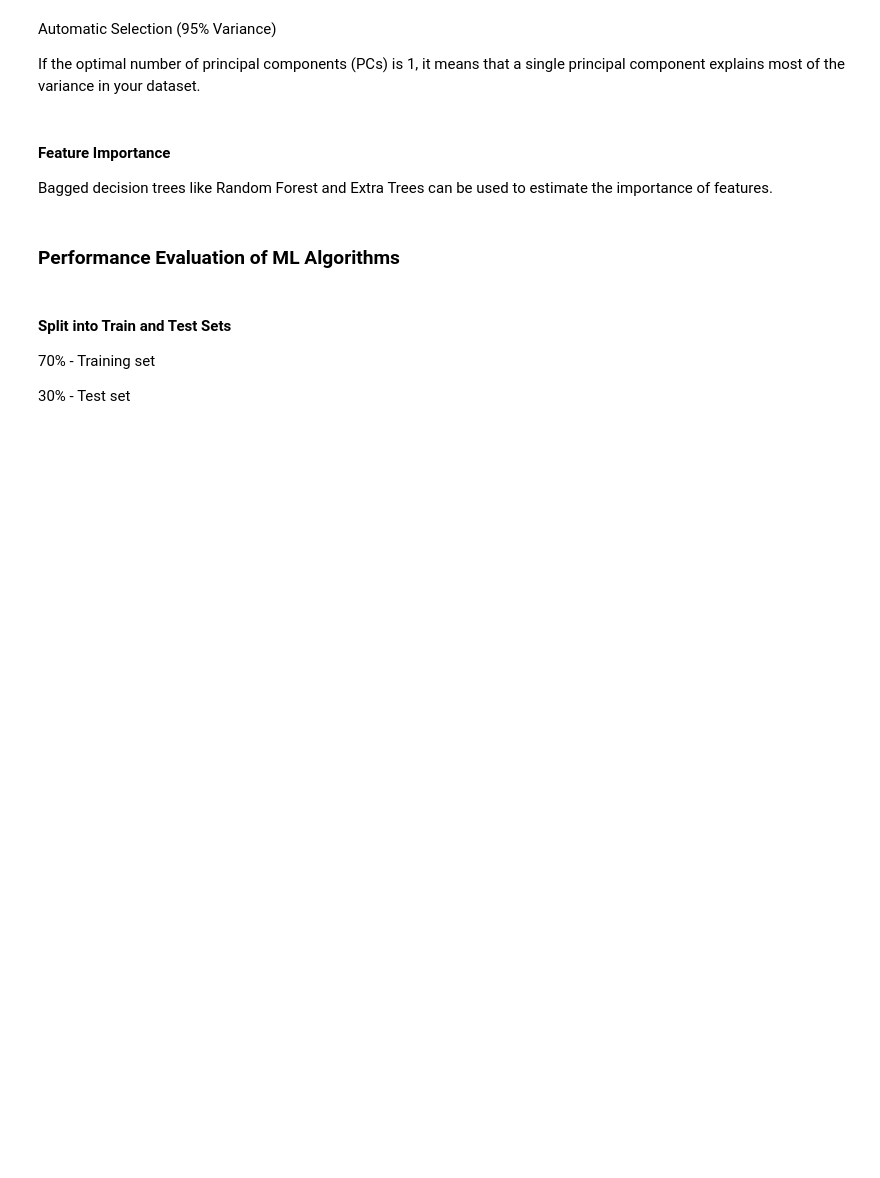
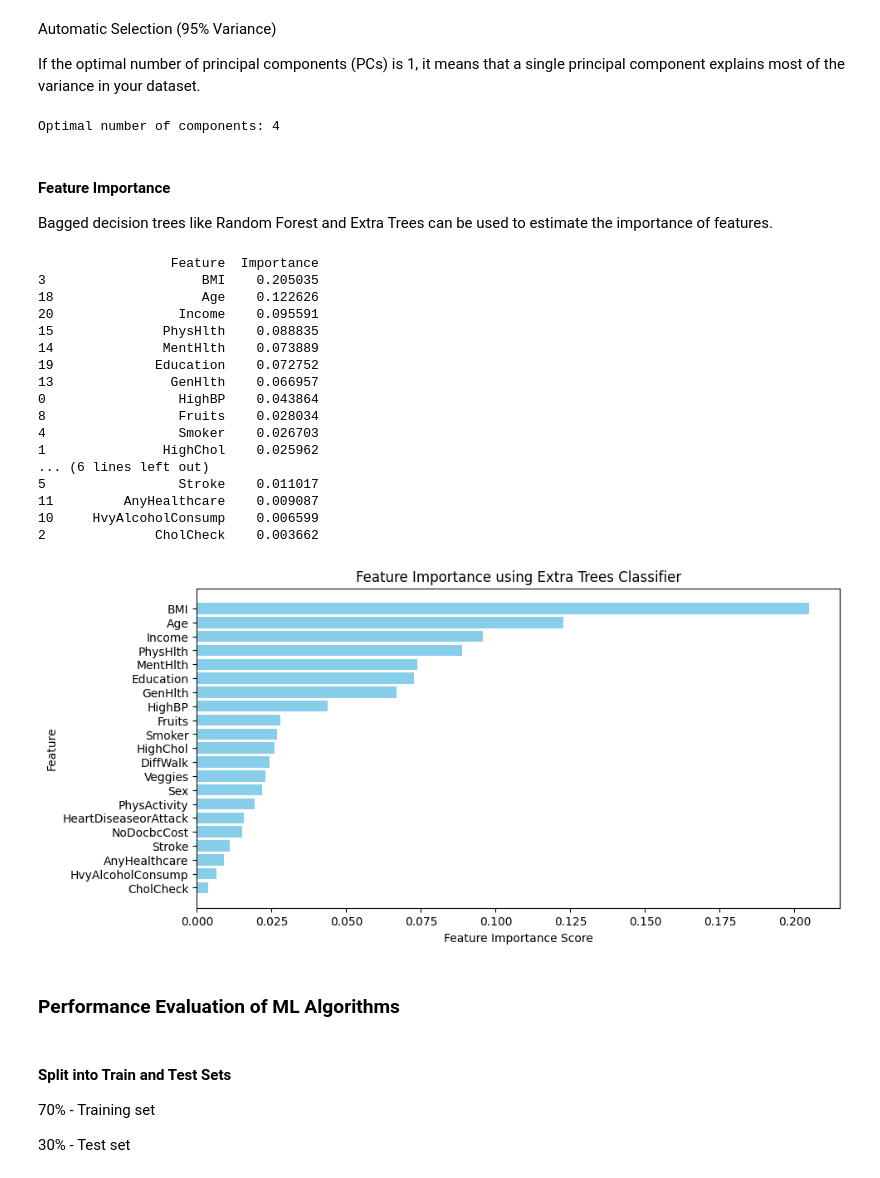
Before and after one commit to SumiranRai/MDSC-Lab, a Jupyter notebook: MDSC-203-Machine-Learning/Machine_Learning_Assignment.ipynb, the cells around one changed output. Cells and saved outputs as stored; diff of their text form; code cells hidden in the pictures; blank space fills up the shorter version.

```diff
--- a/MDSC-203-Machine-Learning/Machine_Learning_Assignment.ipynb
+++ b/MDSC-203-Machine-Learning/Machine_Learning_Assignment.ipynb
@@ -26,0 +20,4 @@ NameError: name 'pd' is not defined
+# %%
+url = "https://raw.githubusercontent.com/SumiranRai/MDSC-Lab/main/MDSC-203-Machine-Learning/diabetes_012_health_indicators_BRFSS2015.csv"
+data = pd.read_csv(url)
+data.head()
@@ -258,17 +398,8 @@ building a model on those attributes that remain. It uses the model accuracy to
 # %%
 from sklearn.feature_selection import RFE
 from sklearn.linear_model import LogisticRegression
-import pandas as pd
 
-# Convert NumPy array to DataFrame (if necessary)
-if isinstance(data, pd.DataFrame):  # If data is already a DataFrame
-    X = data.iloc[:, 1:22]  # Select feature columns
-    Y = data.iloc[:, 0]  # Target variable
-    feature_names = X.columns  # Get column names
-else:  # If data is a NumPy array
-    feature_names = [f"Feature_{i}" for i in range(1, 22)]  # Create dummy labels
-    X = pd.DataFrame(data[:, 1:22], columns=feature_names)  # Convert to DataFrame
-    Y = pd.Series(data[:, 0])  # Convert target variable to a Pandas Series
+feature_names = X.columns  # Get column names
 
 # Define model
 model = LogisticRegression(solver='liblinear')
@@ -298,17 +445,6 @@ you can choose the number of dimensions or principal components in the transform
 PCA with Feature Labels
 # %%
 from sklearn.decomposition import PCA
-import pandas as pd
-import numpy as np
-import matplotlib.pyplot as plt
-
-# Convert NumPy array to DataFrame if necessary
-if isinstance(data, pd.DataFrame):  # If data is already a DataFrame
-    X = data.iloc[:, 0:8]  # Select feature columns
-    feature_names = X.columns  # Get column names
-else:  # If data is a NumPy array
-    feature_names = [f"Feature_{i}" for i in range(8)]  # Create dummy labels
-    X = pd.DataFrame(data[:, 0:8], columns=feature_names)  # Convert to DataFrame
 
 # Apply PCA
 n_components = 1 # Change as needed
@@ -348,50 +504,59 @@ plt.show()
 cumulative_variance = np.cumsum(pca_full.explained_variance_ratio_)
 optimal_components = np.argmax(cumulative_variance >= 0.95) + 1  # First index where ≥ 95%
 print(f"Optimal number of components: {optimal_components}")
+# %% [output]
+Optimal number of components: 4
 # %% [markdown]
 #### Feature Importance
 
 Bagged decision trees like Random Forest and Extra Trees can be used to estimate the importance
 of features.
 # %%
-import numpy as np
-import pandas as pd
 from sklearn.ensemble import ExtraTreesClassifier
-
-# Ensure `X` is a DataFrame (if `data` is available)
-if isinstance(data, pd.DataFrame):
-    X = data.iloc[:, 1:22]  # Feature columns
-    Y = data.iloc[:, 0]  # Target variable
-    feature_names = X.columns  # Get feature labels
-else:
-    feature_names = [f"Feature_{i}" for i in range(1, 22)]  # Create dummy labels
-    X = pd.DataFrame(array[:, 1:22], columns=feature_names)
-    Y = pd.Series(array[:, 0])  # Ensure Y is a Series
 
 # Feature importance with Extra Trees Classifier
 model = ExtraTreesClassifier(n_estimators=100, random_state=42)  # Use more trees for better stability
 model.fit(X, Y)
 
 # Get feature importance scores
 feature_importance = model.feature_importances_
 
 # Create DataFrame for better visualization
 importance_df = pd.DataFrame({"Feature": feature_names, "Importance": feature_importance})
 importance_df = importance_df.sort_values(by="Importance", ascending=False)  # Sort by importance
 
 # Print sorted feature importance
 print(importance_df)
 
 # Optional: Plot the feature importance
 import matplotlib.pyplot as plt
 
 plt.figure(figsize=(10, 5))
 plt.barh(importance_df["Feature"], importance_df["Importance"], color='skyblue')
 plt.xlabel("Feature Importance Score")
 plt.ylabel("Feature")
 plt.title("Feature Importance using Extra Trees Classifier")
 plt.gca().invert_yaxis()  # Reverse order for better visualization
 plt.show()
+# %% [output]
+                 Feature  Importance
+3                    BMI    0.205035
+18                   Age    0.122626
+20                Income    0.095591
+15              PhysHlth    0.088835
+14              MentHlth    0.073889
+19             Education    0.072752
+13               GenHlth    0.066957
+0                 HighBP    0.043864
+8                 Fruits    0.028034
+4                 Smoker    0.026703
+1               HighChol    0.025962
+... (6 lines left out)
+5                 Stroke    0.011017
+11         AnyHealthcare    0.009087
+10     HvyAlcoholConsump    0.006599
+2              CholCheck    0.003662
+[figure, added]
 # %% [markdown]
 ### Performance Evaluation of ML Algorithms
 # %% [markdown]
```
Also changed, not shown: parts of 44 cells of this notebook.
